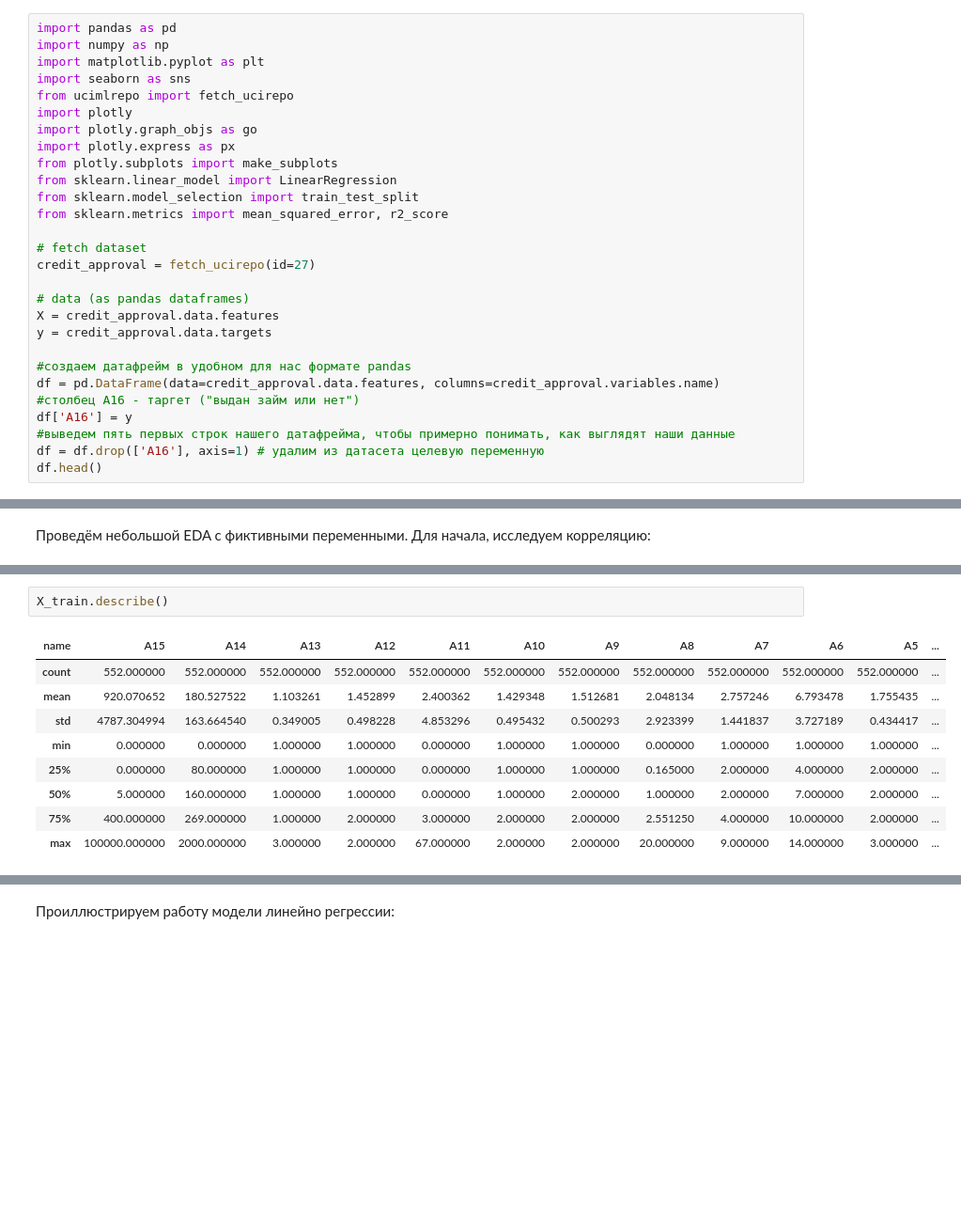
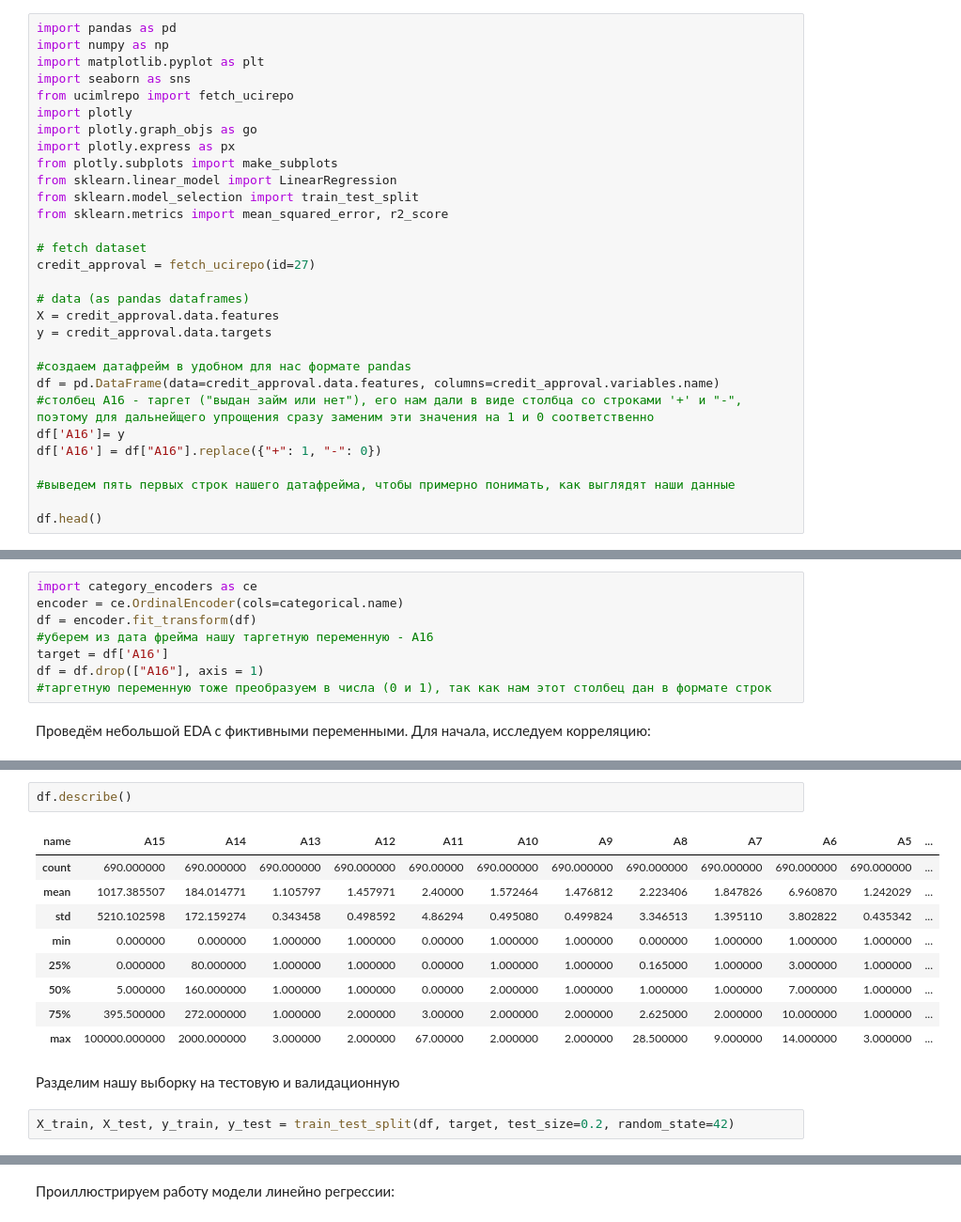
Before and after one commit to aeshef/AlgoTradingLiterature, a Jupyter notebook: ResearchProject.ipynb, the cells around one changed output, grey strips where cells are left out. Shown: that part at 94% size. Drawn from its saved outputs; the diff is of its cells as text; blank space fills up the shorter version.

```diff
--- a/ResearchProject.ipynb
+++ b/ResearchProject.ipynb
@@ -25,9 +25,11 @@ y = credit_approval.data.targets
 
 #создаем датафрейм в удобном для нас формате pandas
 df = pd.DataFrame(data=credit_approval.data.features, columns=credit_approval.variables.name)
-#столбец A16 - таргет ("выдан займ или нет")
-df['A16'] = y
+#столбец A16 - таргет ("выдан займ или нет"), его нам дали в виде столбца со строками '+' и "-", поэтому для дальнейщего упрощения сразу заменим эти значения на 1 и 0 соответственно
+df['A16']= y
+df['A16'] = df["A16"].replace({"+": 1, "-": 0})
+
 #выведем пять первых строк нашего датафрейма, чтобы примерно понимать, как выглядят наши данные
-df = df.drop(['A16'], axis=1) # удалим из датасета целевую переменную
+
 df.head()
 # %% [output]
@@ -307,3 +299,11 @@ y_train = y_train.replace({"+": 1, "-": 0})
+# %%
+import category_encoders as ce
+encoder = ce.OrdinalEncoder(cols=categorical.name)
+df = encoder.fit_transform(df)
+#уберем из дата фрейма нашу таргетную переменную - A16
+target = df['A16']
+df = df.drop(["A16"], axis = 1)
+#таргетную переменную тоже преобразуем в числа (0 и 1), так как нам этот столбец дан в формате строк
 # %% [markdown]
 Проведём небольшой EDA с фиктивными переменными. Для начала, исследуем корреляцию:
 # %%
@@ -318,14 +318,18 @@ fig_cor.update_layout(
 )
 fig_cor.show()
 # %%
-X_train.describe()
+df.describe()
 # %% [output]
 | name | A15 | A14 | A13 | A12 | A11 | A10 | A9 | A8 | A7 | A6 | A5 | ... |
-| count | 552.000000 | 552.000000 | 552.000000 | 552.000000 | 552.000000 | 552.000000 | 552.000000 | 552.000000 | 552.000000 | 552.000000 | 552.000000 | ... |
-| mean | 920.070652 | 180.527522 | 1.103261 | 1.452899 | 2.400362 | 1.429348 | 1.512681 | 2.048134 | 2.757246 | 6.793478 | 1.755435 | ... |
-| std | 4787.304994 | 163.664540 | 0.349005 | 0.498228 | 4.853296 | 0.495432 | 0.500293 | 2.923399 | 1.441837 | 3.727189 | 0.434417 | ... |
-| min | 0.000000 | 0.000000 | 1.000000 | 1.000000 | 0.000000 | 1.000000 | 1.000000 | 0.000000 | 1.000000 | 1.000000 | 1.000000 | ... |
-| 25% | 0.000000 | 80.000000 | 1.000000 | 1.000000 | 0.000000 | 1.000000 | 1.000000 | 0.165000 | 2.000000 | 4.000000 | 2.000000 | ... |
-| 50% | 5.000000 | 160.000000 | 1.000000 | 1.000000 | 0.000000 | 1.000000 | 2.000000 | 1.000000 | 2.000000 | 7.000000 | 2.000000 | ... |
-| 75% | 400.000000 | 269.000000 | 1.000000 | 2.000000 | 3.000000 | 2.000000 | 2.000000 | 2.551250 | 4.000000 | 10.000000 | 2.000000 | ... |
-| max | 100000.000000 | 2000.000000 | 3.000000 | 2.000000 | 67.000000 | 2.000000 | 2.000000 | 20.000000 | 9.000000 | 14.000000 | 3.000000 | ... |
+| count | 690.000000 | 690.000000 | 690.000000 | 690.000000 | 690.00000 | 690.000000 | 690.000000 | 690.000000 | 690.000000 | 690.000000 | 690.000000 | ... |
+| mean | 1017.385507 | 184.014771 | 1.105797 | 1.457971 | 2.40000 | 1.572464 | 1.476812 | 2.223406 | 1.847826 | 6.960870 | 1.242029 | ... |
+| std | 5210.102598 | 172.159274 | 0.343458 | 0.498592 | 4.86294 | 0.495080 | 0.499824 | 3.346513 | 1.395110 | 3.802822 | 0.435342 | ... |
+| min | 0.000000 | 0.000000 | 1.000000 | 1.000000 | 0.00000 | 1.000000 | 1.000000 | 0.000000 | 1.000000 | 1.000000 | 1.000000 | ... |
+| 25% | 0.000000 | 80.000000 | 1.000000 | 1.000000 | 0.00000 | 1.000000 | 1.000000 | 0.165000 | 1.000000 | 3.000000 | 1.000000 | ... |
+| 50% | 5.000000 | 160.000000 | 1.000000 | 1.000000 | 0.00000 | 2.000000 | 1.000000 | 1.000000 | 1.000000 | 7.000000 | 1.000000 | ... |
+| 75% | 395.500000 | 272.000000 | 1.000000 | 2.000000 | 3.00000 | 2.000000 | 2.000000 | 2.625000 | 2.000000 | 10.000000 | 1.000000 | ... |
+| max | 100000.000000 | 2000.000000 | 3.000000 | 2.000000 | 67.00000 | 2.000000 | 2.000000 | 28.500000 | 9.000000 | 14.000000 | 3.000000 | ... |
+# %% [markdown]
+Разделим нашу выборку на тестовую и валидационную
+# %%
+X_train, X_test, y_train, y_test = train_test_split(df, target, test_size=0.2, random_state=42)
```
Also changed, not shown: parts of 28 cells of this notebook.
